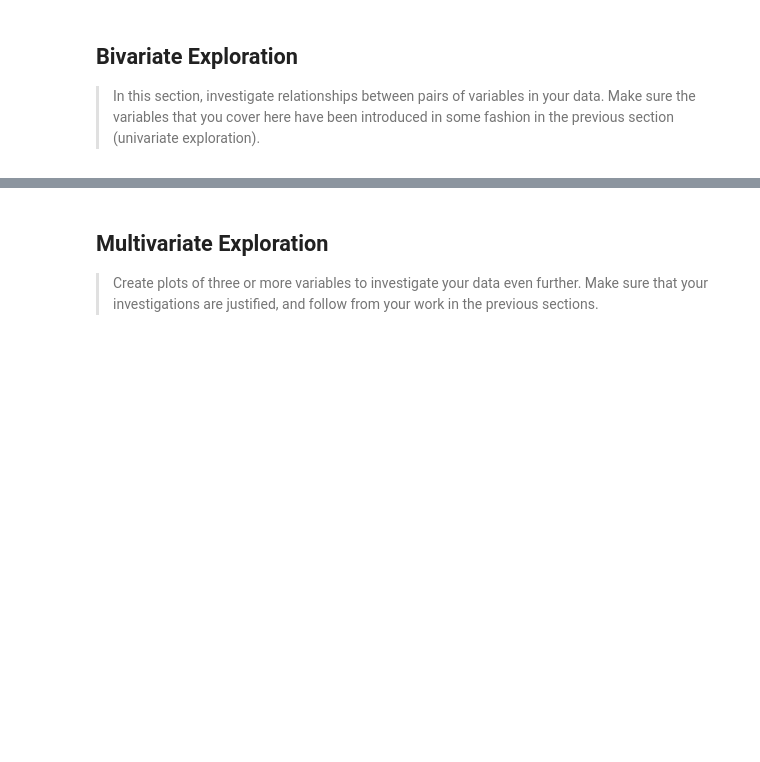
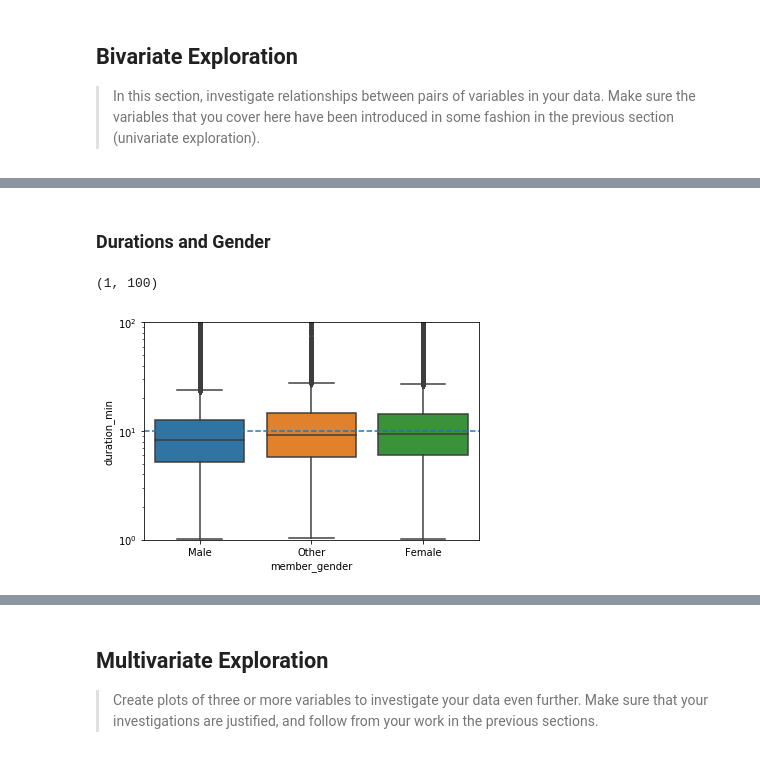
Before and after one commit to moaaztaha/Ford-GoBike-System-data-visualization, a Jupyter notebook: Exploratory and Explanatory .ipynb, the cells around one changed output, grey strips where cells are left out. Cells and saved outputs as stored; diff of their text form; code cells hidden in the pictures; blank space fills up the shorter version.

```diff
--- a/Exploratory and Explanatory .ipynb
+++ b/Exploratory and Explanatory .ipynb
@@ -434,0 +491,10 @@ fashion in the previous section (univariate exploration).
+# %% [markdown]
+### Durations and Gender
+# %%
+sb.boxplot(data=df, x='member_gender', y='duration_min')
+plt.axhline(10, ls='--')
+plt.yscale("log")
+plt.ylim((1, 100))
+# %% [output]
+(1, 100)
+[figure, added]
```
Also changed, not shown: parts of 27 cells of this notebook.
